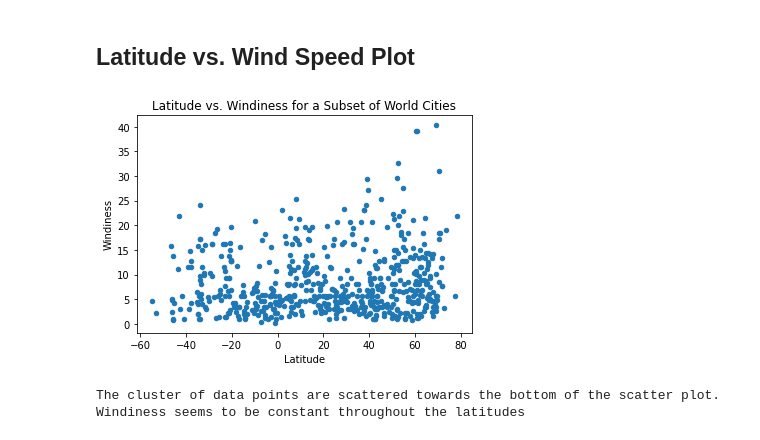
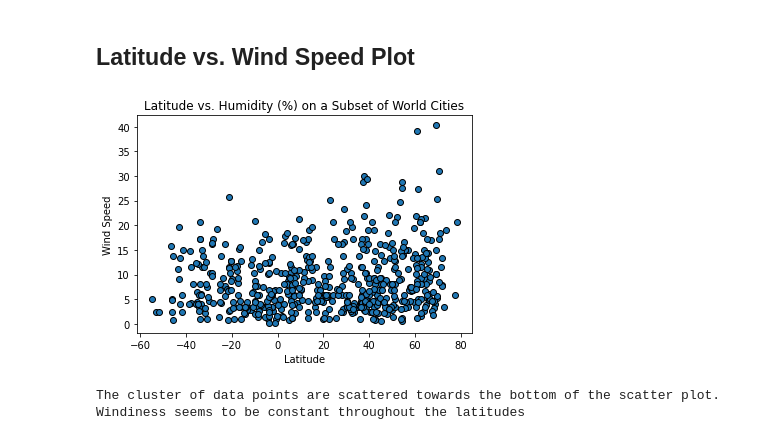
Before and after one commit to cjvilla/Analysis-of-Weather-and-Vacation-Patterns, a Jupyter notebook: WeatherPy/WeatherPy.ipynb, the cells around one changed output. Cells and saved outputs as stored; diff of their text form; code cells hidden in the pictures.

```diff
--- a/WeatherPy/WeatherPy.ipynb
+++ b/WeatherPy/WeatherPy.ipynb
@@ -217,9 +245,15 @@ lat_cloud.savefig("./Images/lat_cloud.png")
 # %% [markdown]
 ## Latitude vs. Wind Speed Plot
-# %%
-lat_winds = weather_df.plot(kind = "scatter", x = "Latitude", y = "Windiness", xlabel="Latitude", ylabel="Windiness", title="Latitude vs. Windiness for a Subset of World Cities").get_figure()
-# %% [output]
-[figure, removed]
+# %%
+plt.scatter(weather_df.Latitude, weather_df.Windiness, edgecolors="black")
+plt.title("Latitude vs. Humidity (%) on a Subset of World Cities")
+plt.xlabel("Latitude")
+plt.ylabel("Wind Speed")
+plt.savefig("./Images/lat_winds.png")
+plt.show()
+plt.close()
+# %% [output]
+[figure, added]
 # %%
 print(f"The cluster of data points are scattered towards the bottom of the scatter plot. Windiness seems to be constant throughout the latitudes")
 # %% [output]
```
Also changed, not shown: parts of 14 cells of this notebook, 8 other files.
